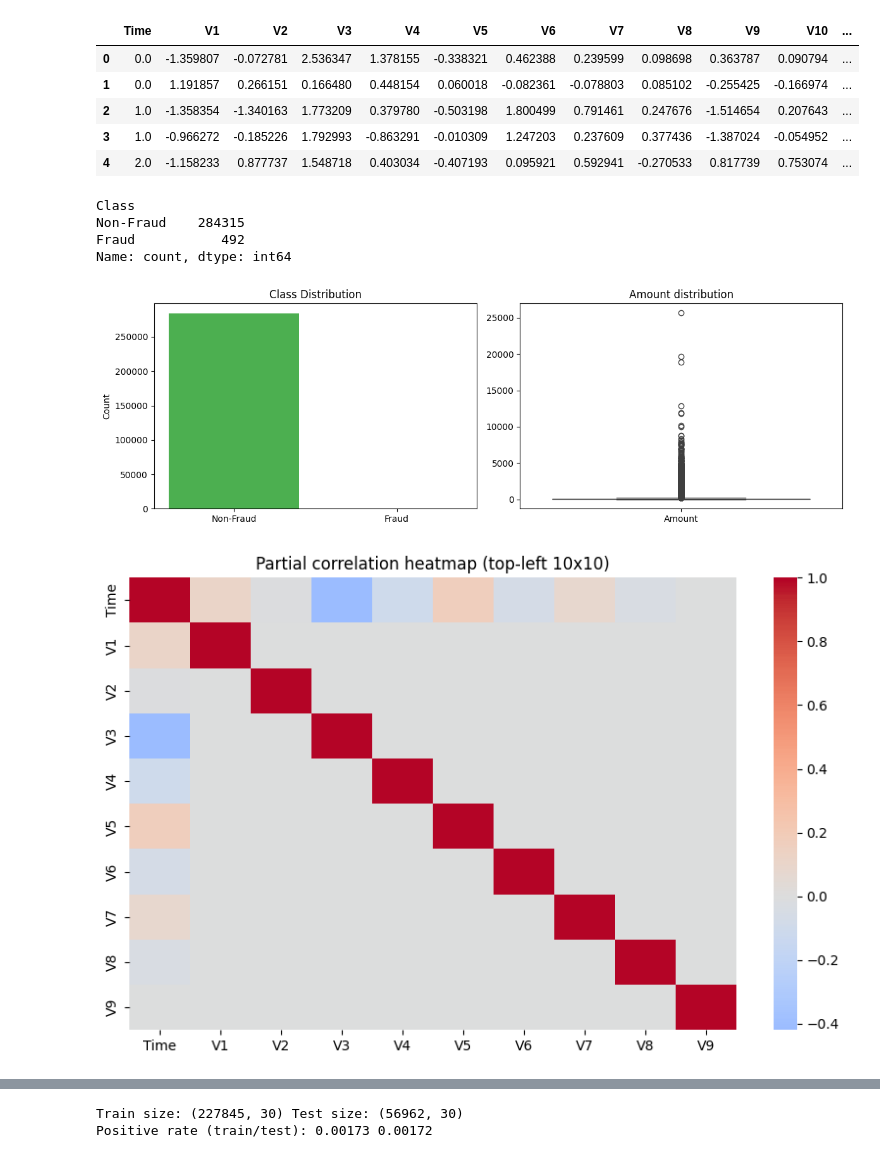
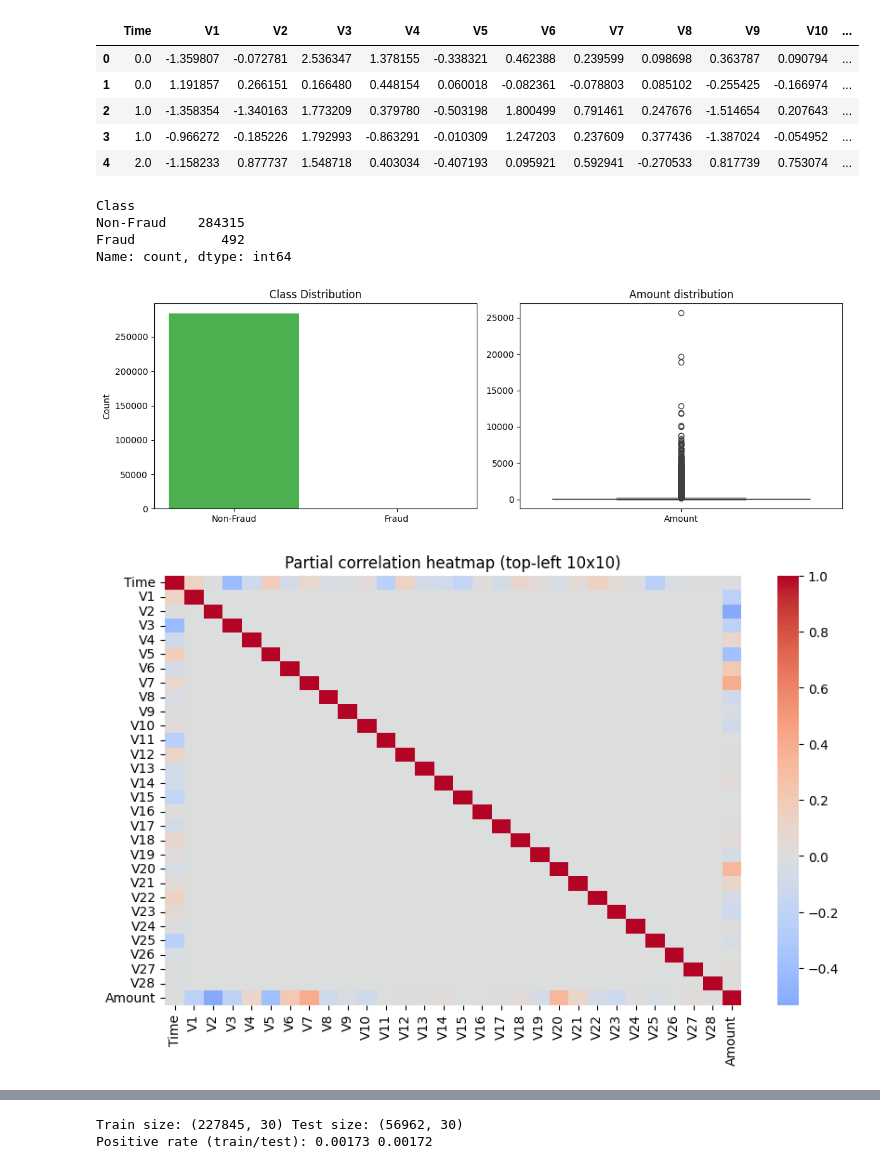
Before and after one commit to peter199711/python_CreditCardFraudDetection, a Jupyter notebook: AlternativeMethods.ipynb, the cells around one changed output, grey strips where cells are left out. Drawn from its saved outputs; the diff is of its cells as text; code cells hidden in the pictures.

```diff
--- a/AlternativeMethods.ipynb
+++ b/AlternativeMethods.ipynb
@@ -47,27 +49,27 @@ df.head()
 # %%
 # EDA: 類別分佈與簡單統計
 class_counts = df['Class'].value_counts().rename({0:'Non-Fraud', 1:'Fraud'})
 print(class_counts)
 
 fig, axes = plt.subplots(1, 2, figsize=(12,4))
 axes[0].bar(class_counts.index.astype(str), class_counts.values, color=['#4CAF50', '#F44336'])
 axes[0].set_title('Class Distribution')
 axes[0].set_ylabel('Count')
 
 sns.boxplot(data=df[['Amount']], ax=axes[1])
 axes[1].set_title('Amount distribution')
 plt.tight_layout()
 plt.show()
 
 corr = df.drop(columns=['Class']).corr()
 plt.figure(figsize=(10,6))
-sns.heatmap(corr.iloc[:10, :10], cmap='coolwarm', center=0)
+sns.heatmap(corr.iloc[:, :], cmap='coolwarm', center=0)
 plt.title('Partial correlation heatmap (top-left 10x10)')
 plt.show()
 # %% [output]
 Class
 Non-Fraud    284315
 Fraud           492
 Name: count, dtype: int64
 [figure]
-[figure, old version]
+[figure, new version]
```
Also changed, not shown: parts of 9 cells of this notebook, 1 other file.
